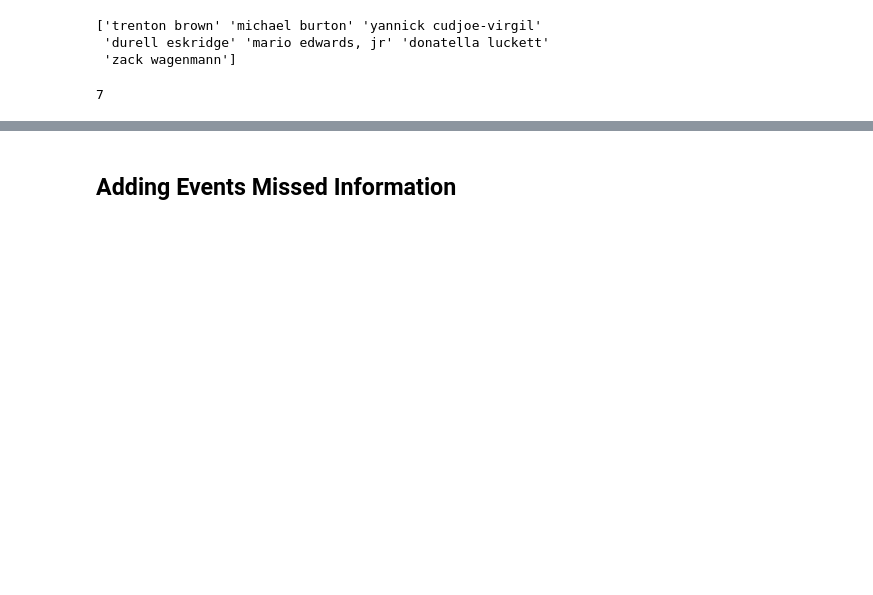
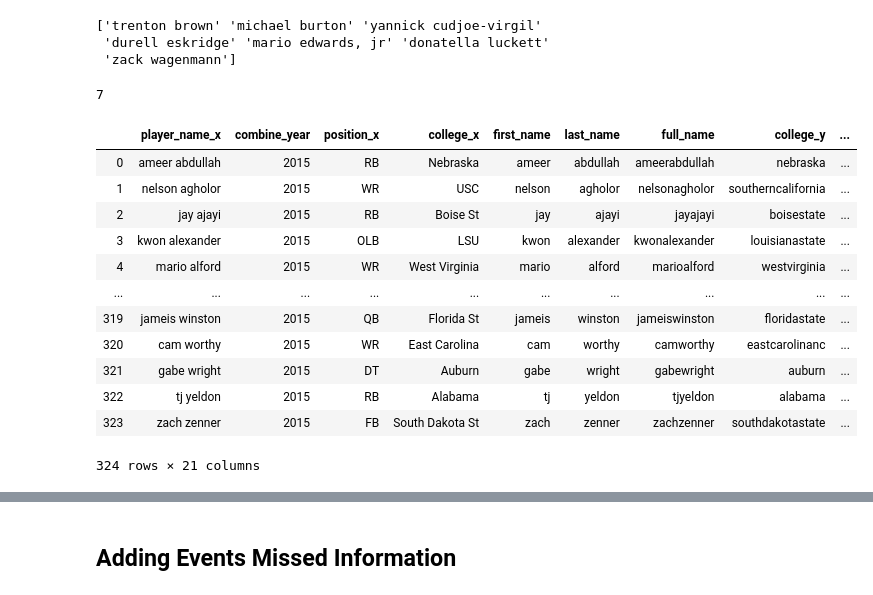
Before and after one commit to michaelpallante/nfl_combine_classification_modeling, a Jupyter notebook: notebooks/nfl_combine_data_cleaning.ipynb, the cells around one changed output, grey strips where cells are left out. Saved outputs shown, nothing was run; the diff lists cells and outputs as text; code cells hidden in the pictures; blank space fills up the shorter version.

```diff
--- a/notebooks/nfl_combine_data_cleaning.ipynb
+++ b/notebooks/nfl_combine_data_cleaning.ipynb
@@ -216,4 +208,20 @@ len(df15[~df15.player_name.isin(combine15.player_name)].player_name.unique())
  'durell eskridge' 'mario edwards, jr' 'donatella luckett'
  'zack wagenmann']
 7
+# %%
+merged_df
+# %% [output]
+|  | player_name_x | combine_year | position_x | college_x | first_name | last_name | full_name | college_y | ... |
+| 0 | ameer abdullah | 2015 | RB | Nebraska | ameer | abdullah | ameerabdullah | nebraska | ... |
+| 1 | nelson agholor | 2015 | WR | USC | nelson | agholor | nelsonagholor | southerncalifornia | ... |
+| 2 | jay ajayi | 2015 | RB | Boise St | jay | ajayi | jayajayi | boisestate | ... |
+| 3 | kwon alexander | 2015 | OLB | LSU | kwon | alexander | kwonalexander | louisianastate | ... |
+| 4 | mario alford | 2015 | WR | West Virginia | mario | alford | marioalford | westvirginia | ... |
+| ... | ... | ... | ... | ... | ... | ... | ... | ... | ... |
+| 319 | jameis winston | 2015 | QB | Florida St | jameis | winston | jameiswinston | floridastate | ... |
+| 320 | cam worthy | 2015 | WR | East Carolina | cam | worthy | camworthy | eastcarolinanc | ... |
+| 321 | gabe wright | 2015 | DT | Auburn | gabe | wright | gabewright | auburn | ... |
+| 322 | tj yeldon | 2015 | RB | Alabama | tj | yeldon | tjyeldon | alabama | ... |
+| 323 | zach zenner | 2015 | FB | South Dakota St | zach | zenner | zachzenner | southdakotastate | ... |
+324 rows × 21 columns
 # %%
```
Also changed, not shown: parts of 18 cells of this notebook.
